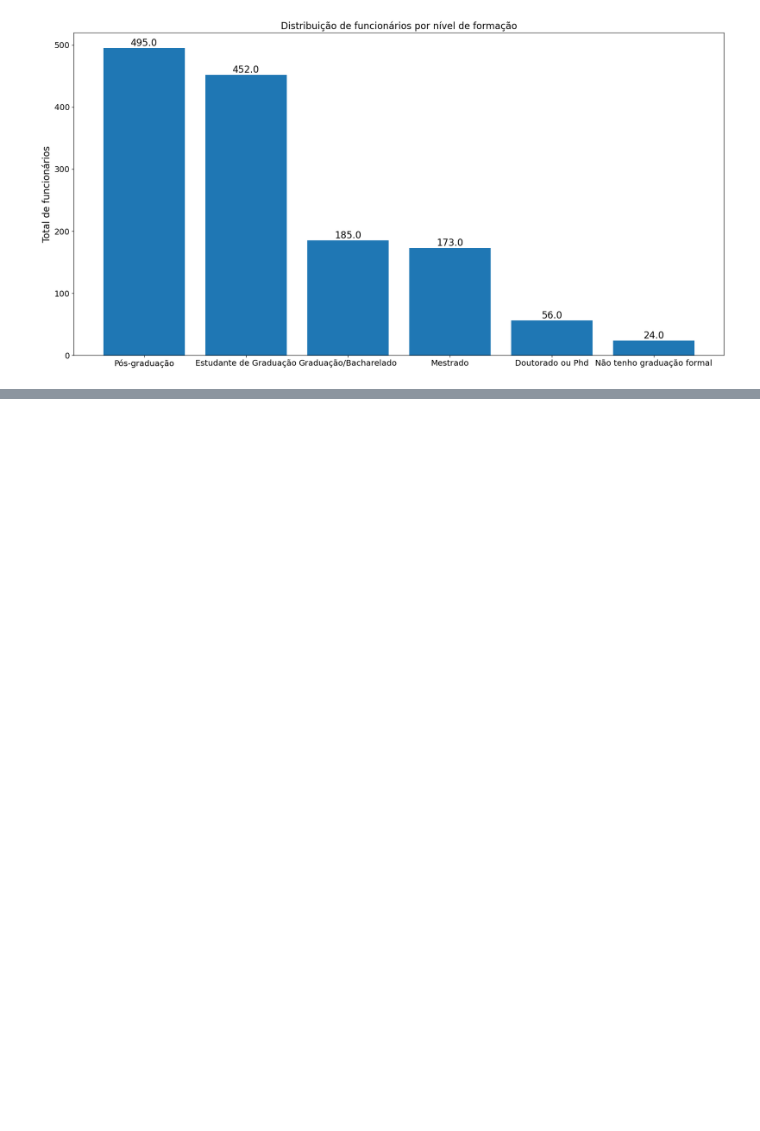
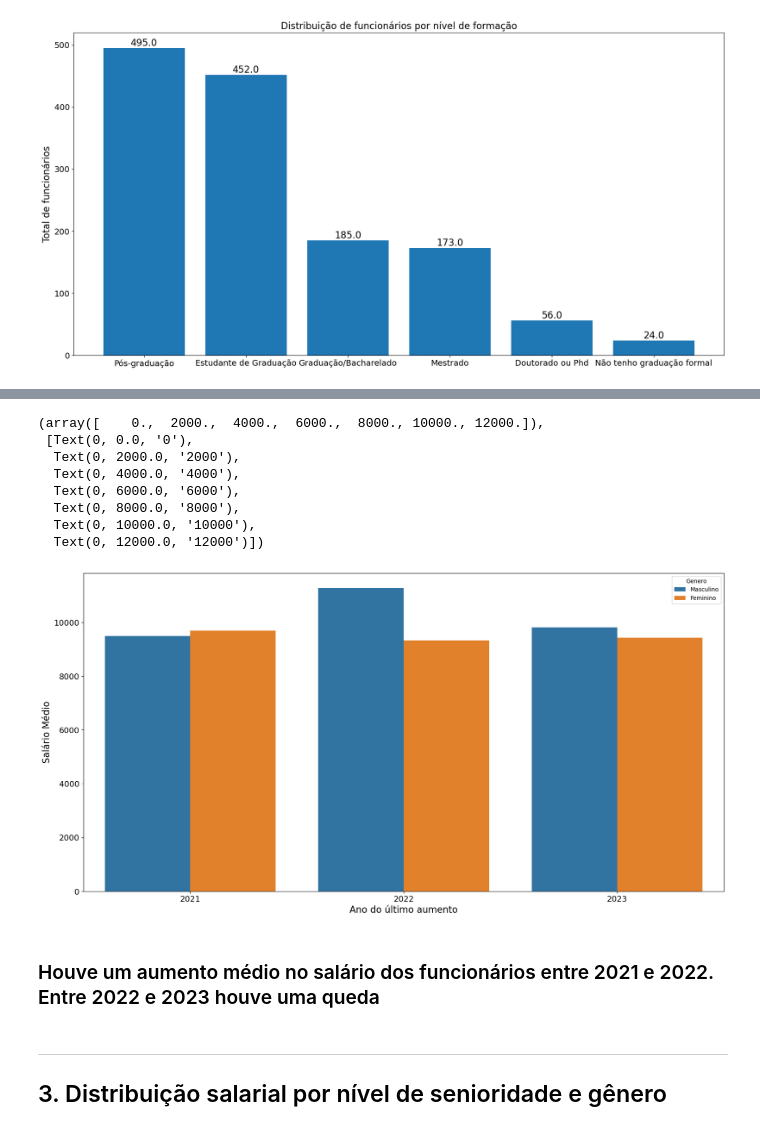
Before and after one commit to DiegoHartwig/dados-pandas-seaborn-matplotlib, a Jupyter notebook: dados-pandas-seaborn-matplotlib.ipynb, the cells around one changed output, grey strips where cells are left out. Cells and saved outputs as stored; diff of their text form; code cells hidden in the pictures; blank space fills up the shorter version.

Commit message:
Finalizando a implementação, gerando os gráficos

```diff
--- a/dados-pandas-seaborn-matplotlib.ipynb
+++ b/dados-pandas-seaborn-matplotlib.ipynb
@@ -261,0 +286,7 @@ plt.bar_label(grafico_2, fmt="%.01f", size=16, label_type="edge");
+# %%
+# Criando uma coluna somente com o ano de aumento
+dados['Data ultimo aumento - Ano'] = dados['Data ultimo aumento'].dt.year
+# %%
+# Transformando a coluna ano em categoria
+dados['Data ultimo aumento - Ano'] = dados['Data ultimo aumento - Ano'].astype(str)
+dados.dtypes
@@ -261,0 +306,4 @@ plt.bar_label(grafico_2, fmt="%.01f", size=16, label_type="edge");
+# %%
+# Calculando a média por ano (coluna Data ultimo aumento - Ano) para saber se os salários aumentaram ou diminuíram
+media_salarial_ano = dados.groupby(['Data ultimo aumento - Ano', 'Genero'])['Faixa Salarial – numero'].mean().round(0) # round para arredondar o valor
+media_salarial_ano.head()
@@ -261,0 +318,4 @@ plt.bar_label(grafico_2, fmt="%.01f", size=16, label_type="edge");
+# %%
+# Utilizando a função reset_index para criar uma ordem e facilitar a criação do gráfico
+media_salarial_ano = media_salarial_ano.reset_index(name='Salario Medio')
+media_salarial_ano.head()
@@ -261,0 +329,27 @@ plt.bar_label(grafico_2, fmt="%.01f", size=16, label_type="edge");
+# %%
+# Visualizando a média salarial por ano
+plt.figure(figsize=(20,10))# Aumentar tamanho da imagem que será impressa na tela
+sns.barplot(x='Data ultimo aumento - Ano', y='Salario Medio', hue='Genero', data=media_salarial_ano, hue_order=['Masculino', 'Feminino'])
+
+# Nomeando os eixos
+plt.ylabel('Salário Médio', fontsize = 16)
+plt.xlabel('Ano do último aumento', fontsize = 16)
+
+# aumentar o tamanho do texto dos eixos
+plt.xticks(fontsize = 14)
+plt.yticks(fontsize = 14)
+# %% [output]
+(array([    0.,  2000.,  4000.,  6000.,  8000., 10000., 12000.]),
+ [Text(0, 0.0, '0'),
+  Text(0, 2000.0, '2000'),
+  Text(0, 4000.0, '4000'),
+  Text(0, 6000.0, '6000'),
+  Text(0, 8000.0, '8000'),
+  Text(0, 10000.0, '10000'),
+  Text(0, 12000.0, '12000')])
+[figure, added]
+# %% [markdown]
+### Houve um aumento médio no salário dos funcionários entre 2021 e 2022. Entre 2022 e 2023 houve uma queda
+# %% [markdown]
+---
+## 3. Distribuição salarial por nível de senioridade e gênero
```
Also changed, not shown: parts of 16 cells of this notebook.
